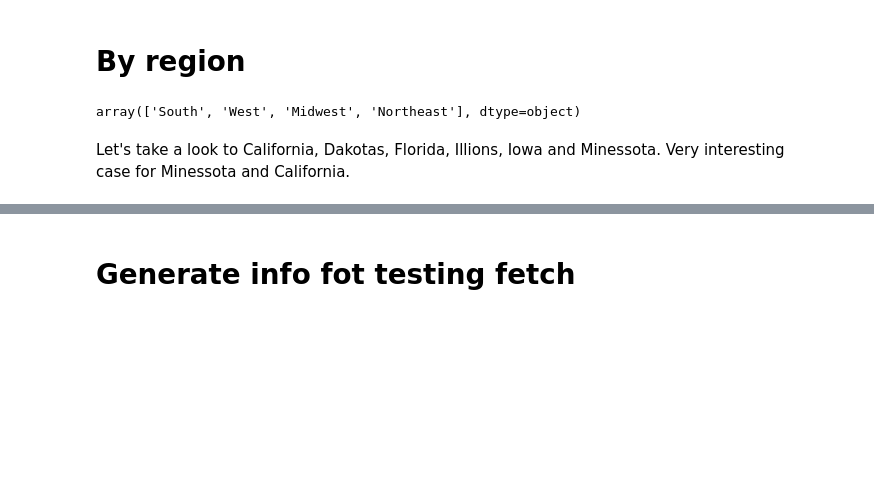
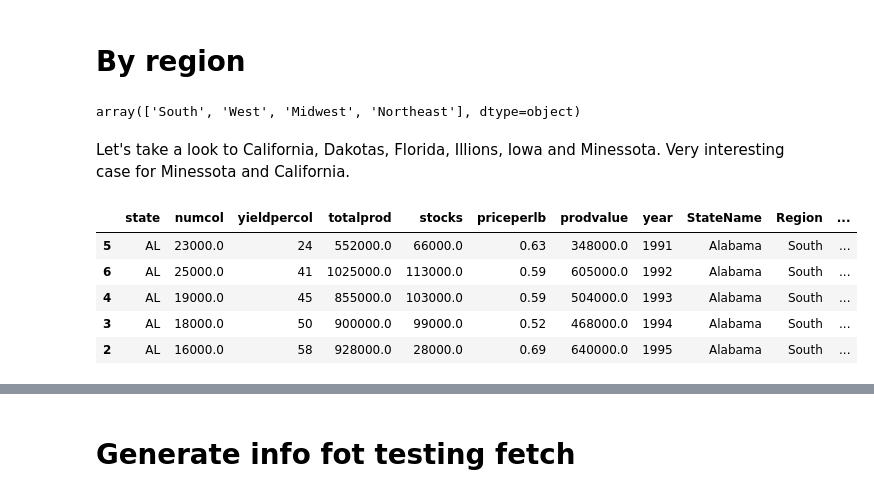
Before and after one commit to caesarorz/bees-neonics, a Jupyter notebook: final.ipynb, the cells around one changed output, grey strips where cells are left out. Drawn from its saved outputs; the diff is of its cells as text; code cells hidden in the pictures; blank space fills up the shorter version.

```diff
--- a/final.ipynb
+++ b/final.ipynb
@@ -348,3 +348,12 @@ fig.update_layout(
 
 
 fig.show()
+# %%
+df.head()
+# %% [output]
+|  | state | numcol | yieldpercol | totalprod | stocks | priceperlb | prodvalue | year | StateName | Region | ... |
+| 5 | AL | 23000.0 | 24 | 552000.0 | 66000.0 | 0.63 | 348000.0 | 1991 | Alabama | South | ... |
+| 6 | AL | 25000.0 | 41 | 1025000.0 | 113000.0 | 0.59 | 605000.0 | 1992 | Alabama | South | ... |
+| 4 | AL | 19000.0 | 45 | 855000.0 | 103000.0 | 0.59 | 504000.0 | 1993 | Alabama | South | ... |
+| 3 | AL | 18000.0 | 50 | 900000.0 | 99000.0 | 0.52 | 468000.0 | 1994 | Alabama | South | ... |
+| 2 | AL | 16000.0 | 58 | 928000.0 | 28000.0 | 0.69 | 640000.0 | 1995 | Alabama | South | ... |
```
Also changed, not shown: parts of 4 cells of this notebook, 5 other files.
